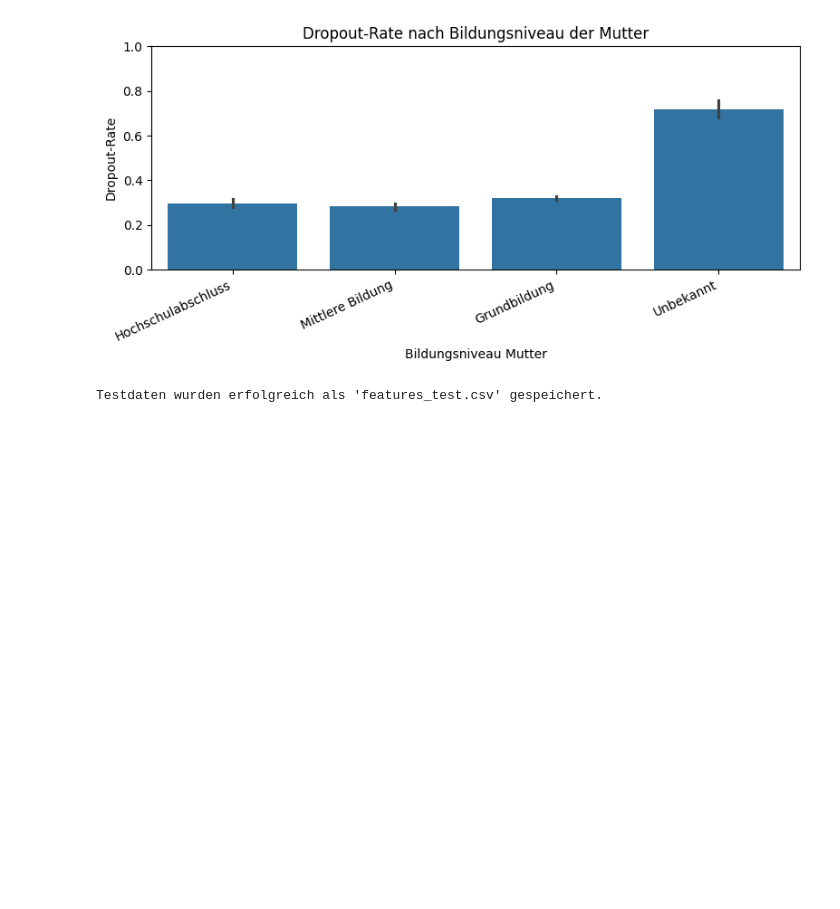
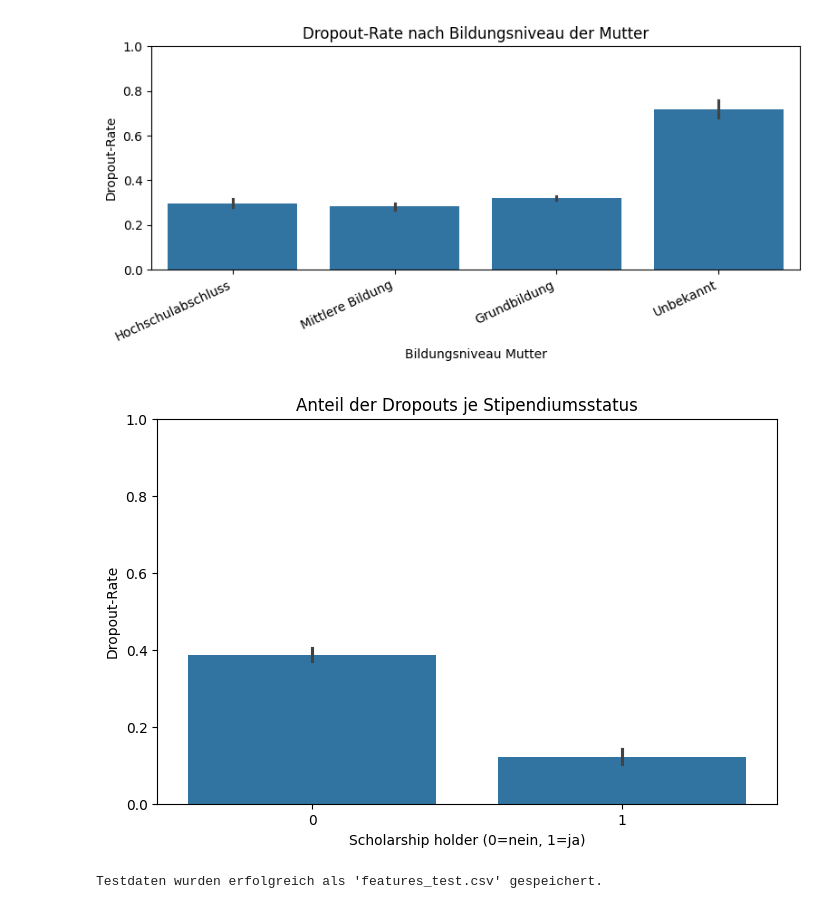
Before and after one commit to Sorour2025/SorourEndProjekt, a Jupyter notebook: data.ipynb, the cells around one changed output. Saved outputs shown, nothing was run; the diff lists cells and outputs as text; code cells hidden in the pictures; blank space fills up the shorter version.

Commit message:
Dropouts nach Stipendium

```diff
--- a/data.ipynb
+++ b/data.ipynb
@@ -371,6 +371,22 @@ plt.show()
 # %% [output]
 [figure]
 [figure]
+# %%
+# Beispiel: Scholarship vs. Dropout
+plt.figure(figsize=(8,5))
+sns.barplot(
+    data=df,
+    x='scholarship_holder',      # 0 = kein Stipendium, 1 = Stipendium
+    y='dropout',
+    estimator=lambda x: sum(x)/len(x)  # Anteil (üblicherweise ist das default => mean)
+)
+plt.title('Anteil der Dropouts je Stipendiumsstatus')
+plt.ylim(0, 1)
+plt.ylabel('Dropout-Rate')
+plt.xlabel('Scholarship holder (0=nein, 1=ja)')
+plt.show()
+# %% [output]
+[figure, added]
 # %%
 from sklearn.model_selection import train_test_split
 
```
